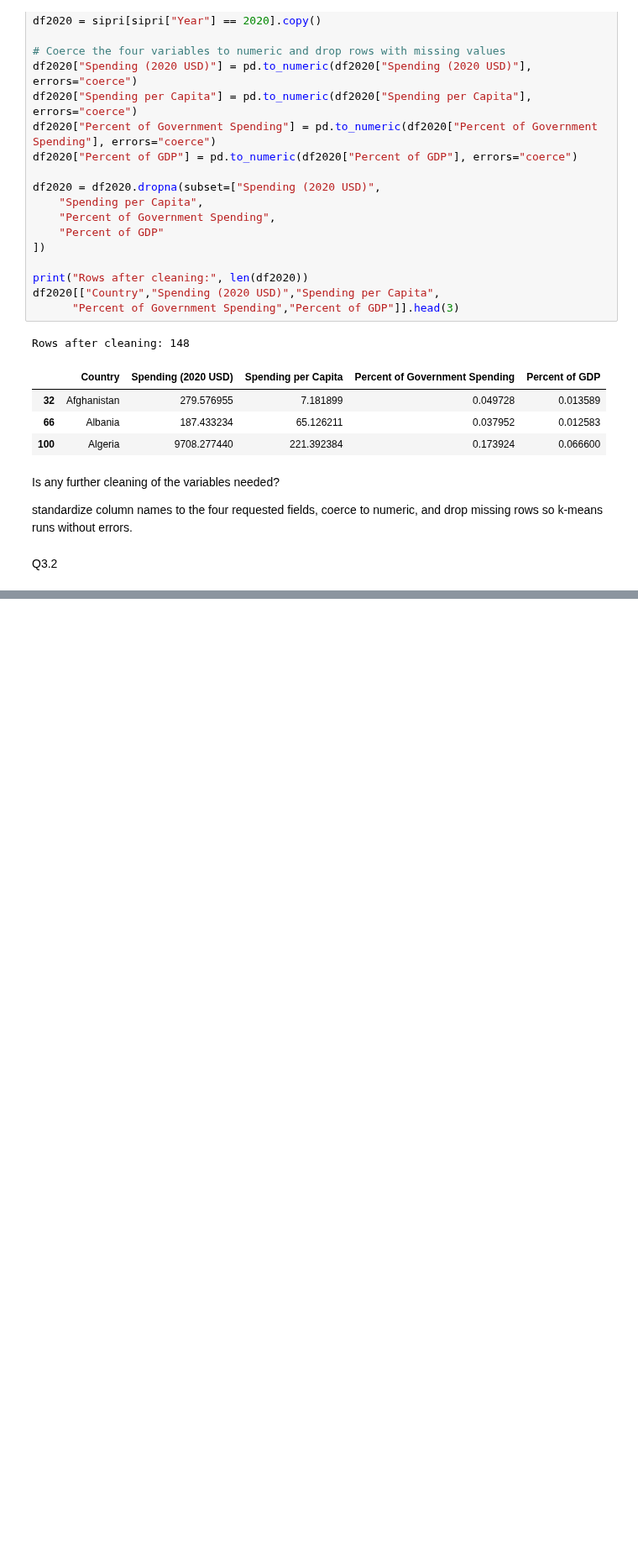
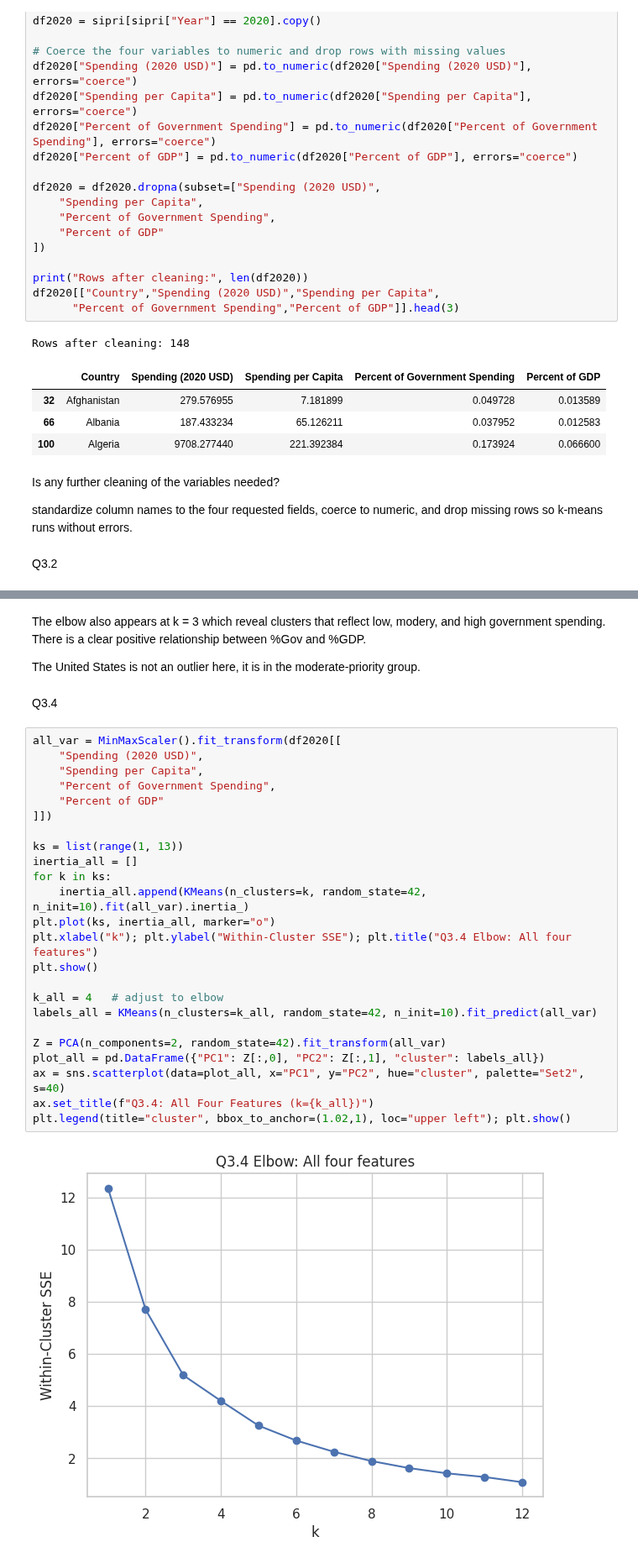
Before and after one commit to KendallFreese/clustering_assignment, a Jupyter notebook: assignment_clustering.ipynb, the cells around one changed output, grey strips where cells are left out. Shown at 84% size. Drawn from its saved outputs; the diff is of its cells as text; blank space fills up the shorter version.

```diff
--- a/assignment_clustering.ipynb
+++ b/assignment_clustering.ipynb
@@ -265,0 +310,32 @@ The United States is the lone outlier in cluster 2 with very high spending and v
+# %% [markdown]
+The elbow also appears at k = 3 which reveal clusters that reflect low, modery, and high government spending. There is a clear positive relationship between %Gov and %GDP.
+
+The United States is not an outlier here, it is in the moderate-priority group.
+# %% [markdown]
+Q3.4
+# %%
+all_var = MinMaxScaler().fit_transform(df2020[[
+    "Spending (2020 USD)",
+    "Spending per Capita",
+    "Percent of Government Spending",
+    "Percent of GDP"
+]])
+
+ks = list(range(1, 13))
+inertia_all = []
+for k in ks:
+    inertia_all.append(KMeans(n_clusters=k, random_state=42, n_init=10).fit(all_var).inertia_)
+plt.plot(ks, inertia_all, marker="o")
+plt.xlabel("k"); plt.ylabel("Within-Cluster SSE"); plt.title("Q3.4 Elbow: All four features")
+plt.show()
+
+k_all = 4   # adjust to elbow
+labels_all = KMeans(n_clusters=k_all, random_state=42, n_init=10).fit_predict(all_var)
+
+Z = PCA(n_components=2, random_state=42).fit_transform(all_var)
+plot_all = pd.DataFrame({"PC1": Z[:,0], "PC2": Z[:,1], "cluster": labels_all})
+ax = sns.scatterplot(data=plot_all, x="PC1", y="PC2", hue="cluster", palette="Set2", s=40)
+ax.set_title(f"Q3.4: All Four Features (k={k_all})")
+plt.legend(title="cluster", bbox_to_anchor=(1.02,1), loc="upper left"); plt.show()
+# %% [output]
+[figure, added]
```
Also changed, not shown: parts of 10 cells of this notebook.
